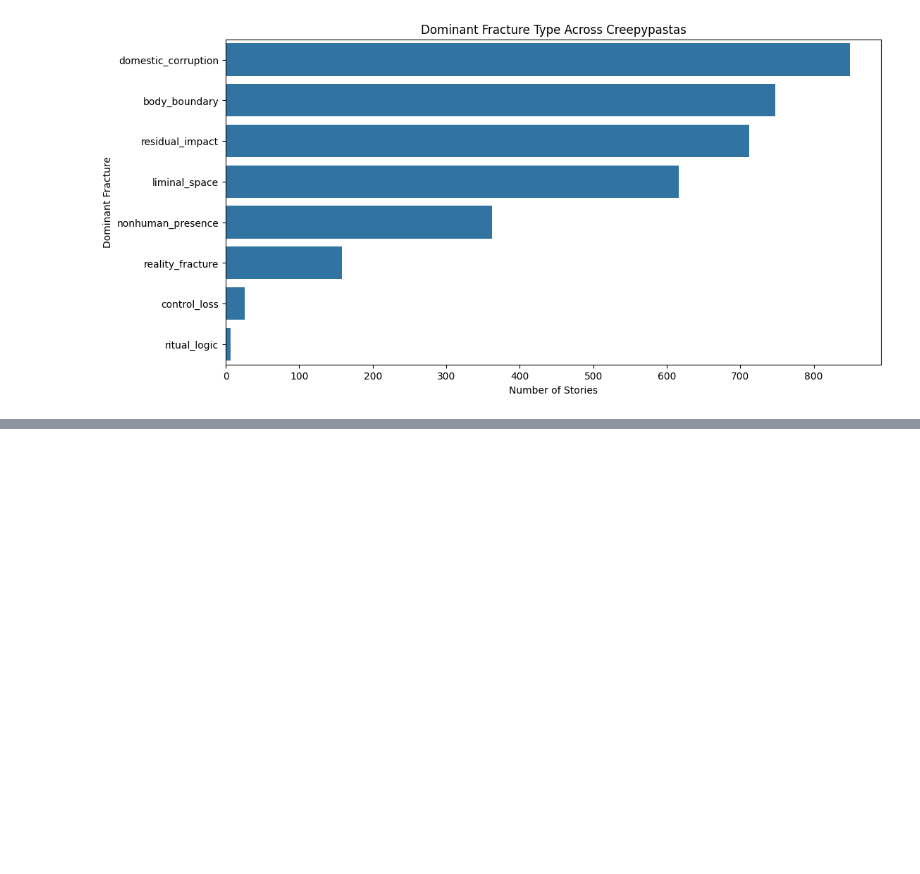
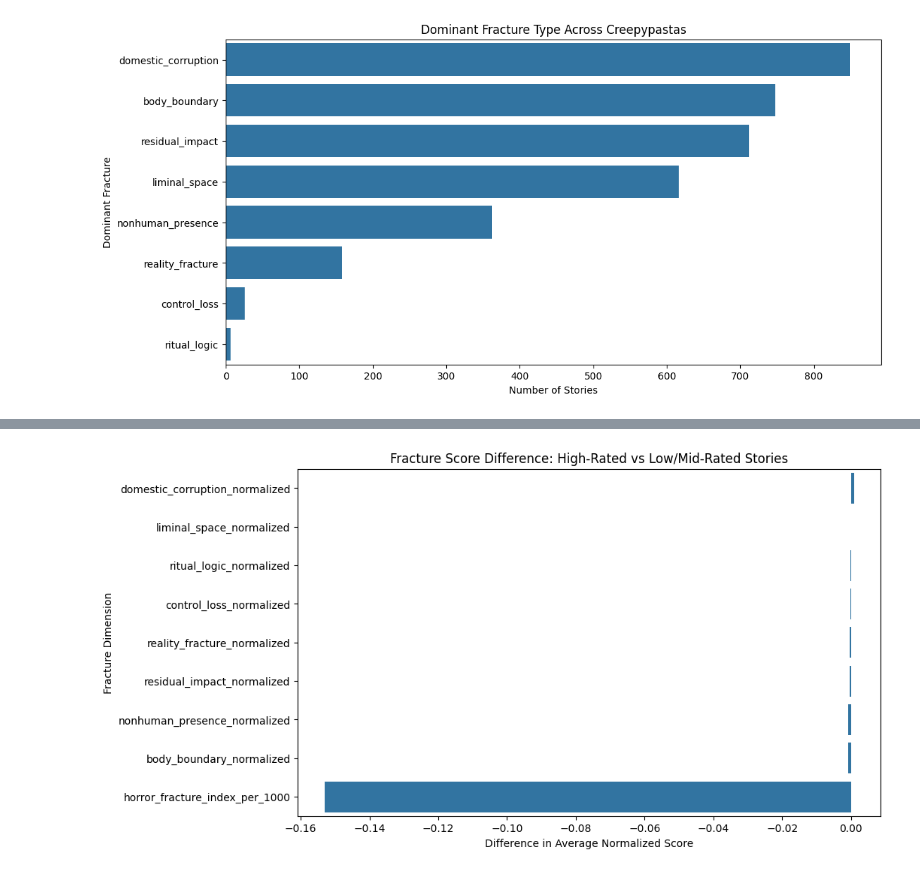
Before and after one commit to futabarentarou/Horror-Fracture-Index, a Jupyter notebook: notebooks/03_fracture_index_features.ipynb, the cells around one changed output, grey strips where cells are left out. Cells and saved outputs as stored; diff of their text form; code cells hidden in the pictures; blank space fills up the shorter version.

```diff
--- a/notebooks/03_fracture_index_features.ipynb
+++ b/notebooks/03_fracture_index_features.ipynb
@@ -301,0 +439,7 @@ plt.show()
+# %%
+rating_threshold = df["rating_numeric"].quantile(0.75)
+
+df["high_rating"] = (df["rating_numeric"] >= rating_threshold).astype(int)
+
+print("High rating threshold:", rating_threshold)
+print(df["high_rating"].value_counts())
@@ -301,0 +452,14 @@ plt.show()
+# %%
+high_rating_comparison = (
+    df.groupby("high_rating")[normalized_fracture_columns + ["horror_fracture_index_per_1000"]]
+    .mean()
+    .T
+)
+
+high_rating_comparison.columns = ["low_or_mid_rating", "high_rating"]
+
+high_rating_comparison["difference"] = (
+    high_rating_comparison["high_rating"] - high_rating_comparison["low_or_mid_rating"]
+)
+
+high_rating_comparison.sort_values("difference", ascending=False)
@@ -301,0 +477,17 @@ plt.show()
+# %%
+comparison_sorted = high_rating_comparison.sort_values("difference", ascending=False)
+
+plt.figure(figsize=(10, 6))
+
+sns.barplot(
+    x=comparison_sorted["difference"],
+    y=comparison_sorted.index
+)
+
+plt.title("Fracture Score Difference: High-Rated vs Low/Mid-Rated Stories")
+plt.xlabel("Difference in Average Normalized Score")
+plt.ylabel("Fracture Dimension")
+
+plt.show()
+# %% [output]
+[figure, added]
```
Also changed, not shown: parts of 15 cells of this notebook, 1 other file.
